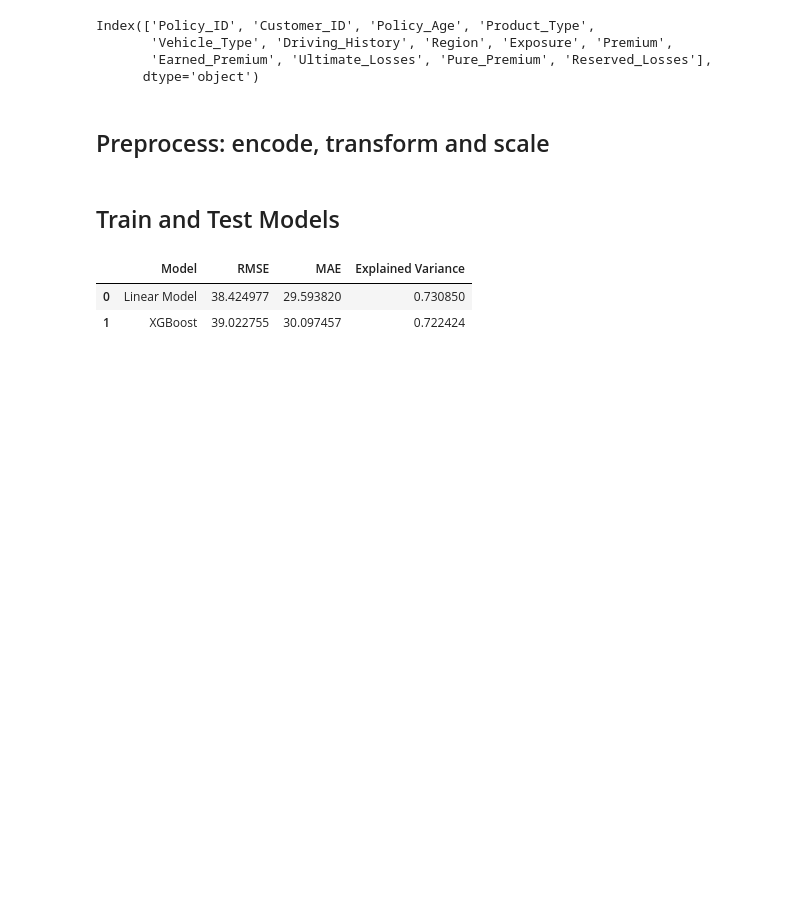
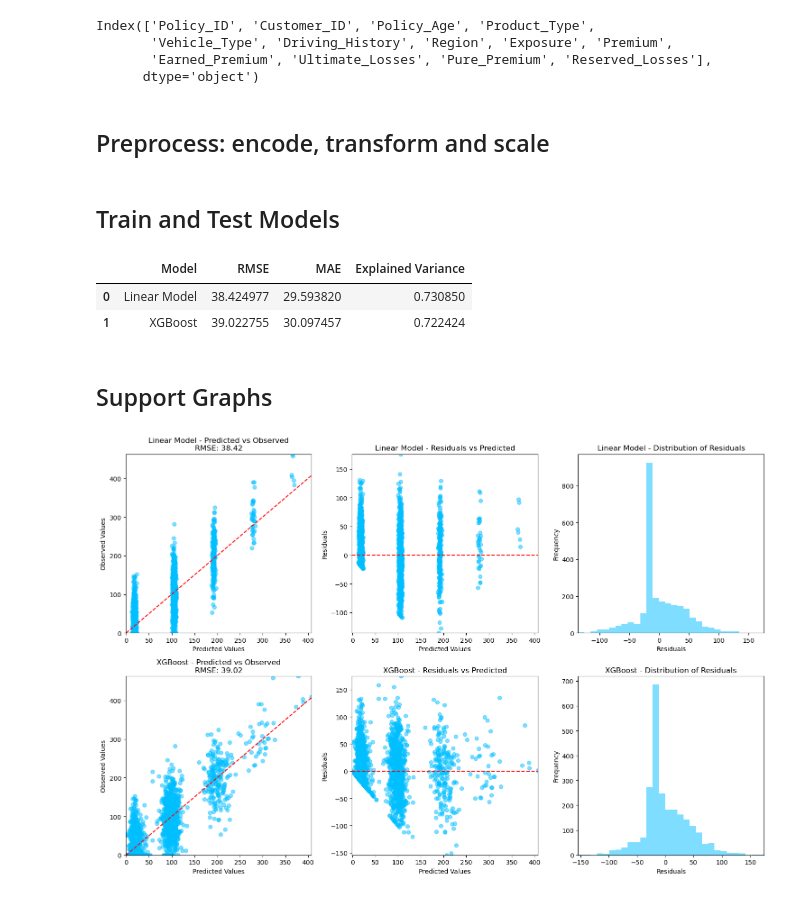
Before and after one commit to guilhermecadori/projects_Python, a Jupyter notebook: Summary_ImplementationPractice.ipynb, the cells around one changed output. Drawn from its saved outputs; the diff is of its cells as text; code cells hidden in the pictures; blank space fills up the shorter version.

Commit message:
Added support graphs

```diff
--- a/Summary_ImplementationPractice.ipynb
+++ b/Summary_ImplementationPractice.ipynb
@@ -345,3 +345,52 @@ comparison
 |  | Model | RMSE | MAE | Explained Variance |
 | 0 | Linear Model | 38.424977 | 29.593820 | 0.730850 |
 | 1 | XGBoost | 39.022755 | 30.097457 | 0.722424 |
+# %% [markdown]
+## Support Graphs
+# %%
+# List of models and predictions
+models = ['Linear Model', 'XGBoost']
+predictions = [y_pred_lm, y_pred_xgb]
+
+# Calculate global limits for Predicted vs Observed and Residuals vs Predicted plots
+y_min, y_max = y_test.min(), y_test.max()
+pred_min, pred_max = min([y_pred.min() for y_pred in predictions]), max([y_pred.max() for y_pred in predictions])
+
+# Create subplots for all models
+fig, axes = plt.subplots(len(models), 3, figsize=(15, 5 * len(models)))  # Rows = # models, Columns = 3
+
+# Loop through each model
+colors = ['deepskyblue', 'deepskyblue', 'deepskyblue']
+for i, (model, y_pred, color) in enumerate(zip(models, predictions, colors)):
+    residuals = y_test - y_pred
+
+    # Predicted vs Observed
+    axes[i, 0].scatter(x=y_pred, y=y_test, alpha=0.5, color=color)
+    axes[i, 0].plot([y_min, y_max], [y_min, y_max], color='red', linestyle='--')
+    axes[i, 0].set_title(f'{model} - Predicted vs Observed\nRMSE: {np.sqrt(mean_squared_error(y_test, y_pred)):.2f}')
+    axes[i, 0].set_xlabel('Predicted Values')
+    axes[i, 0].set_ylabel('Observed Values')
+    axes[i, 0].set_xlim(pred_min, pred_max)
+    axes[i, 0].set_ylim(y_min, y_max)
+
+    # Residuals vs Predicted
+    axes[i, 1].scatter(y_pred, residuals, alpha=0.5, color=color)
+    axes[i, 1].axhline(0, color='red', linestyle='--')
+    axes[i, 1].set_title(f'{model} - Residuals vs Predicted')
+    axes[i, 1].set_xlabel('Predicted Values')
+    axes[i, 1].set_ylabel('Residuals')
+    axes[i, 1].set_xlim(pred_min, pred_max)
+    axes[i, 1].set_ylim(residuals.min(), residuals.max())
+
+    # Distribution of Residuals
+    axes[i, 2].hist(residuals, bins=30, alpha=0.5, color=color)
+    axes[i, 2].set_title(f'{model} - Distribution of Residuals')
+    axes[i, 2].set_xlabel('Residuals')
+    axes[i, 2].set_ylabel('Frequency')
+    axes[i, 2].set_xlim(residuals.min(), residuals.max())
+
+# Adjust layout and show plots
+plt.tight_layout()
+plt.show()
+# %% [output]
+[figure, added]
```
